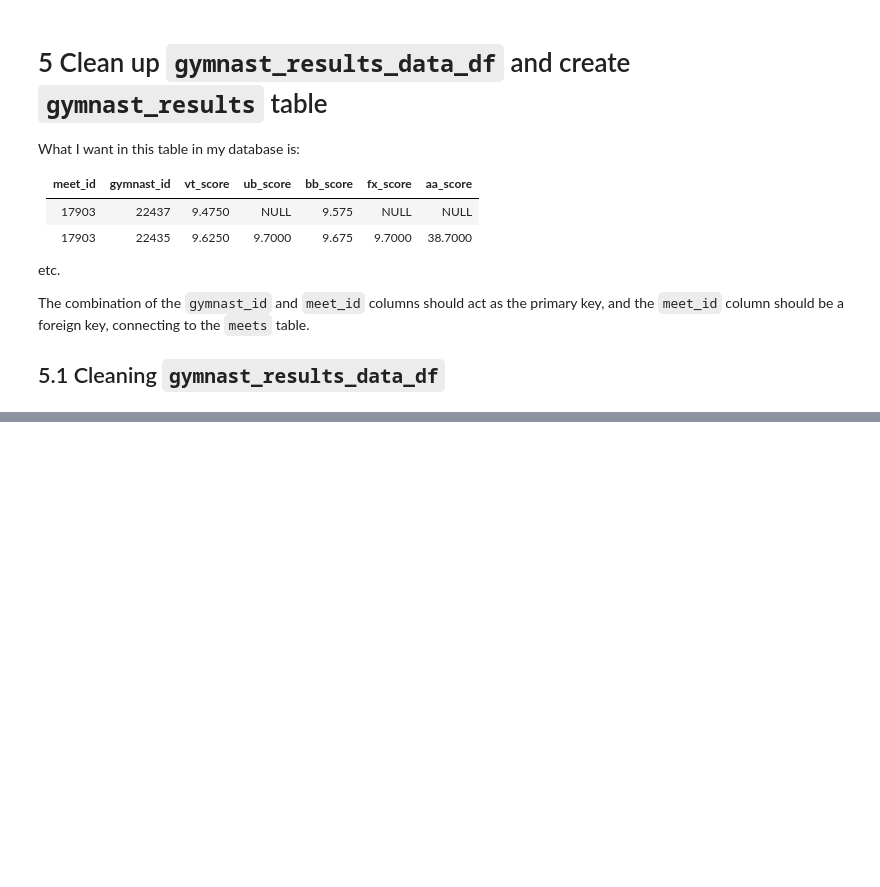
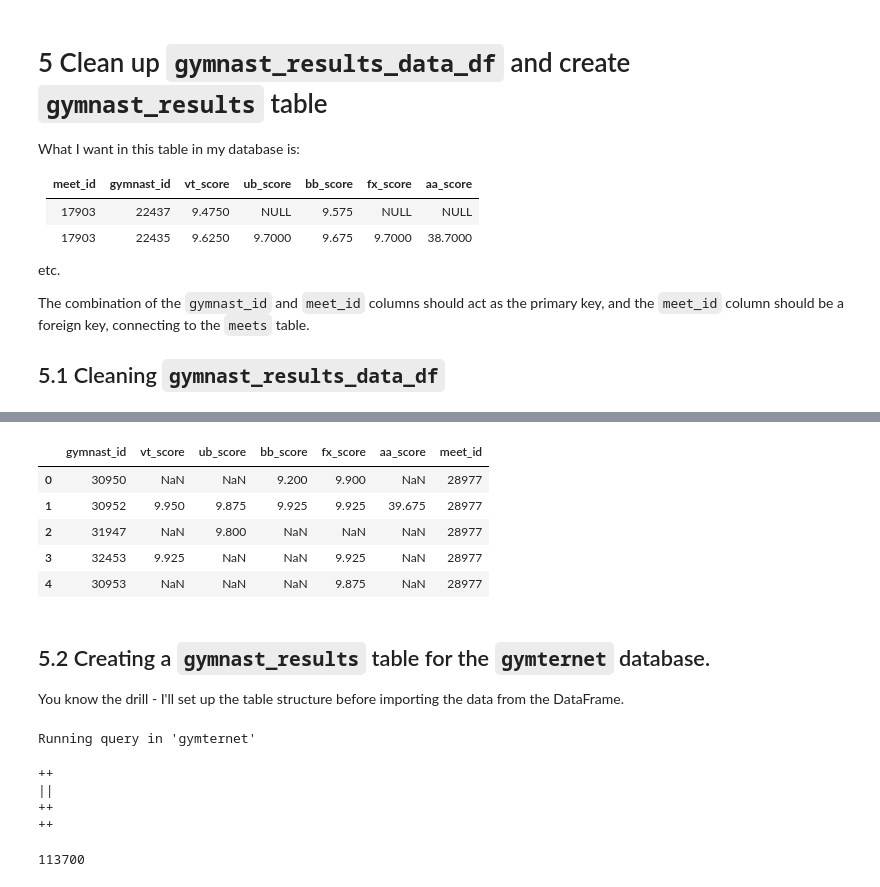
Before and after one commit to LSE-ME204/me204-2024-project-jesatuts2, a Jupyter notebook: Notebooks/NB02-Build-Database.ipynb, the cells around one changed output, grey strips where cells are left out. Saved outputs shown, nothing was run; the diff lists cells and outputs as text; code cells hidden in the pictures; blank space fills up the shorter version.

```diff
--- a/Notebooks/NB02-Build-Database.ipynb
+++ b/Notebooks/NB02-Build-Database.ipynb
@@ -622,0 +734,7 @@ The combination of the `gymnast_id` and `meet_id` columns should act as the prim
+# %%
+# Retype gymnast_id and meet_id columns
+gymnast_results_data_df['gymnast_id'] = gymnast_results_data_df['gymnast_id'].astype(int)
+gymnast_results_data_df['meet_id'] = gymnast_results_data_df['meet_id'].astype(int)
+
+# Verify the data types
+gymnast_results_data_df.dtypes
@@ -622,0 +750,59 @@ The combination of the `gymnast_id` and `meet_id` columns should act as the prim
+# %%
+# Replace all of the 'None' values with np.nan
+gymnast_results_data_df.replace('None', np.nan, inplace=True)
+
+# Change the type of the scores to float
+gymnast_results_data_df['vt_score'] = gymnast_results_data_df['vt_score'].astype(float)
+gymnast_results_data_df['ub_score'] = gymnast_results_data_df['ub_score'].astype(float)
+gymnast_results_data_df['bb_score'] = gymnast_results_data_df['bb_score'].astype(float)
+gymnast_results_data_df['fx_score'] = gymnast_results_data_df['fx_score'].astype(float)
+gymnast_results_data_df['aa_score'] = gymnast_results_data_df['aa_score'].astype(float)
+
+# Round the scores to four decimal places
+gymnast_results_data_df['vt_score'] = gymnast_results_data_df['vt_score'].round(4)
+gymnast_results_data_df['ub_score'] = gymnast_results_data_df['ub_score'].round(4)
+gymnast_results_data_df['bb_score'] = gymnast_results_data_df['bb_score'].round(4)
+gymnast_results_data_df['fx_score'] = gymnast_results_data_df['fx_score'].round(4)
+gymnast_results_data_df['aa_score'] = gymnast_results_data_df['aa_score'].round(4)
+
+# Preview the df
+gymnast_results_data_df.head()
+# %% [output]
+|  | gymnast_id | vt_score | ub_score | bb_score | fx_score | aa_score | meet_id |
+| 0 | 30950 | NaN | NaN | 9.200 | 9.900 | NaN | 28977 |
+| 1 | 30952 | 9.950 | 9.875 | 9.925 | 9.925 | 39.675 | 28977 |
+| 2 | 31947 | NaN | 9.800 | NaN | NaN | NaN | 28977 |
+| 3 | 32453 | 9.925 | NaN | NaN | 9.925 | NaN | 28977 |
+| 4 | 30953 | NaN | NaN | NaN | 9.875 | NaN | 28977 |
+# %% [markdown]
+## 5.2 Creating a `gymnast_results` table for the `gymternet` database.
+
+You know the drill - I'll set up the table structure before importing the data from the DataFrame.
+# %%
+%%sql --alias gymternet
+
+DROP TABLE IF EXISTS gymnast_results;
+
+CREATE TABLE gymnast_results (
+    meet_id SMALLINT NOT NULL,
+    gymnast_id INT NOT NULL,
+    vt_score DECIMAL(6,4),
+    ub_score DECIMAL(6,4),
+    bb_score DECIMAL(6,4),
+    fx_score DECIMAL(6,4),
+    aa_score DECIMAL(6,4),
+    PRIMARY KEY (meet_id, gymnast_id),
+    FOREIGN KEY (gymnast_id) REFERENCES gymnasts (gymnast_id),
+    FOREIGN KEY (meet_id) REFERENCES meets (meet_id)
+);
+# %% [output]
+Running query in 'gymternet'
+++
+||
+++
+++
+# %%
+# Importing the data from the gynmnast_results_data_df into the SQL database
+gymnast_results_data_df.to_sql('gymnast_results', con=engine, if_exists='append', index=False)
+# %% [output]
+113700
```
Also changed, not shown: parts of 15 cells of this notebook, 1 other file.
